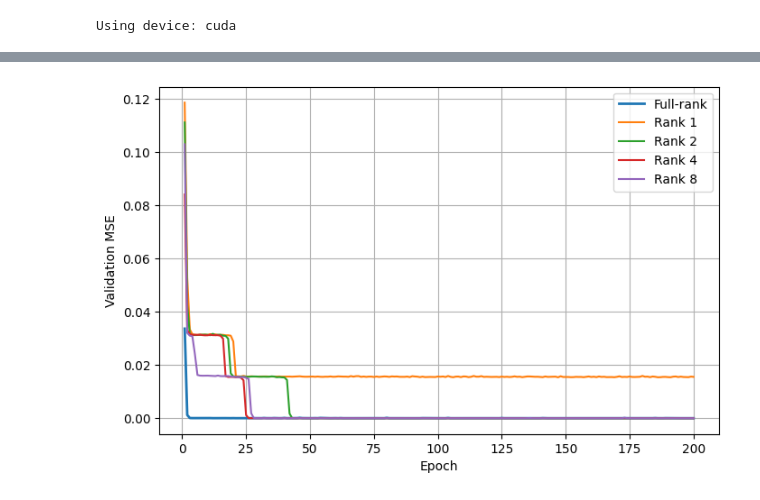
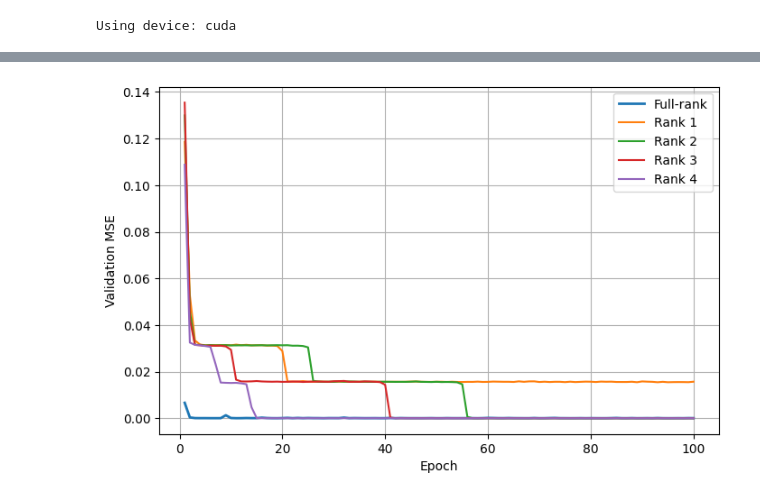
Before and after one commit to hyeonseoy30-stack/Low-rank_RNN_proj, a Jupyter notebook: Untitled20.ipynb, the cells around one changed output, grey strips where cells are left out. Saved outputs shown, nothing was run; the diff lists cells and outputs as text; code cells hidden in the pictures.

```diff
--- a/Untitled20.ipynb
+++ b/Untitled20.ipynb
@@ -64,7 +64,7 @@ import sys
 # ---------------- Config ----------------
 class Config:
     batch_size = 128
-    n_epochs = 200
+    n_epochs = 100
     lr = 5e-4
     hidden_size = 128
     rnn_layers = 1
@@ -528,7 +528,7 @@ def train_and_evaluate(save_path):
 
 if __name__ == "__main__":
 
-    ranks = [1, 2, 4, 8]
+    ranks = [1, 2, 3, 4]
 
     results = {}
 
@@ -694,18 +688,18 @@ Epoch 200  train 0.000002  val 0.000001
 # %%
 plt.figure(figsize=(8,5))
 
 plt.plot(range(1, cfg.n_epochs+1), full_val_curve,
          linewidth=2, label="Full-rank")
 
-for rank in [1,2,4,8]:
+for rank in [1,2,3,4]:
     _, val_curve = results[rank]
     plt.plot(range(1, cfg.n_epochs+1), val_curve,
              label=f"Rank {rank}")
 
 plt.xlabel("Epoch")
 plt.ylabel("Validation MSE")
 plt.legend()
 plt.grid(True)
 plt.show()
 # %% [output]
-[figure, old version]
+[figure, new version]
```
Also changed, not shown: parts of 2 cells of this notebook.
